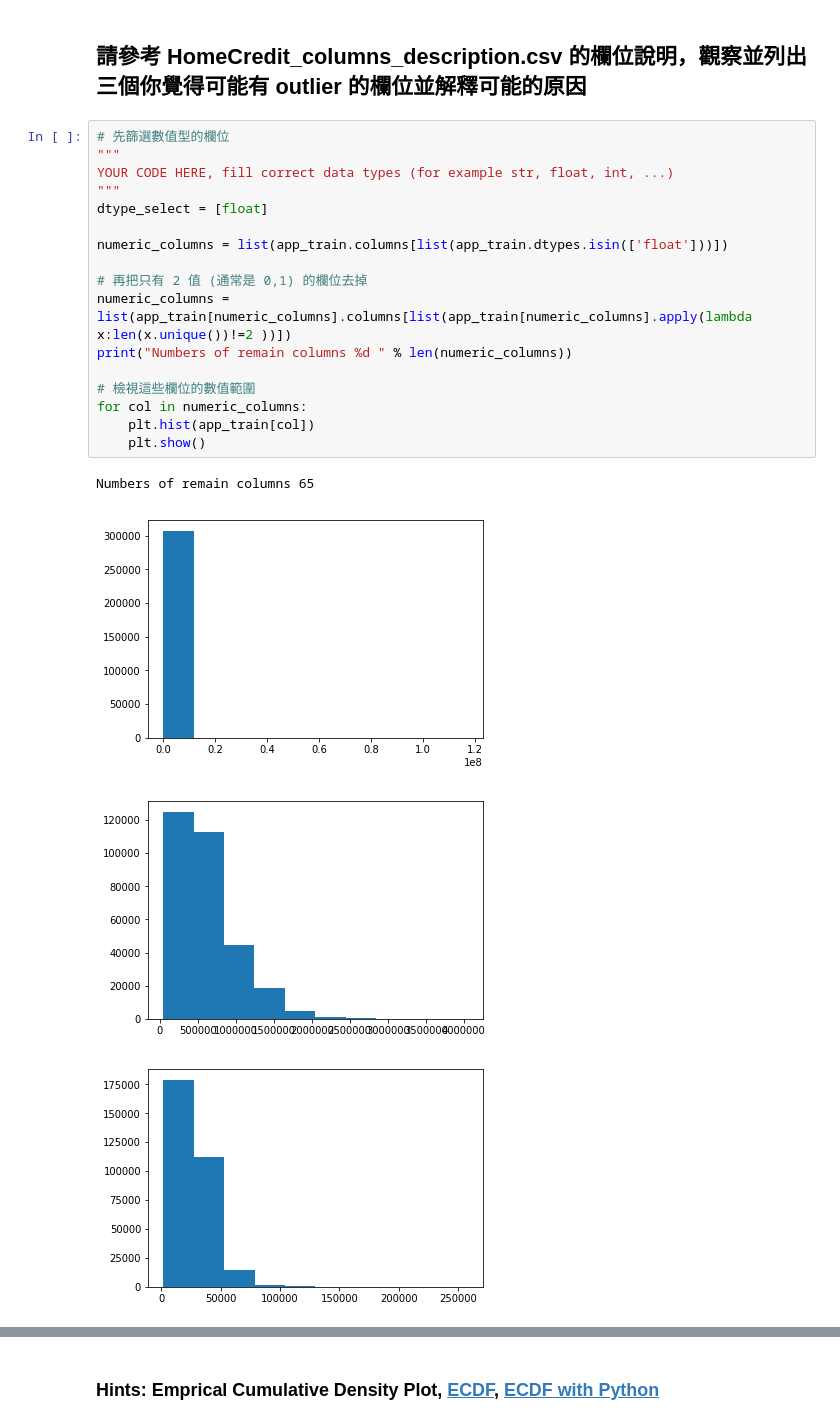
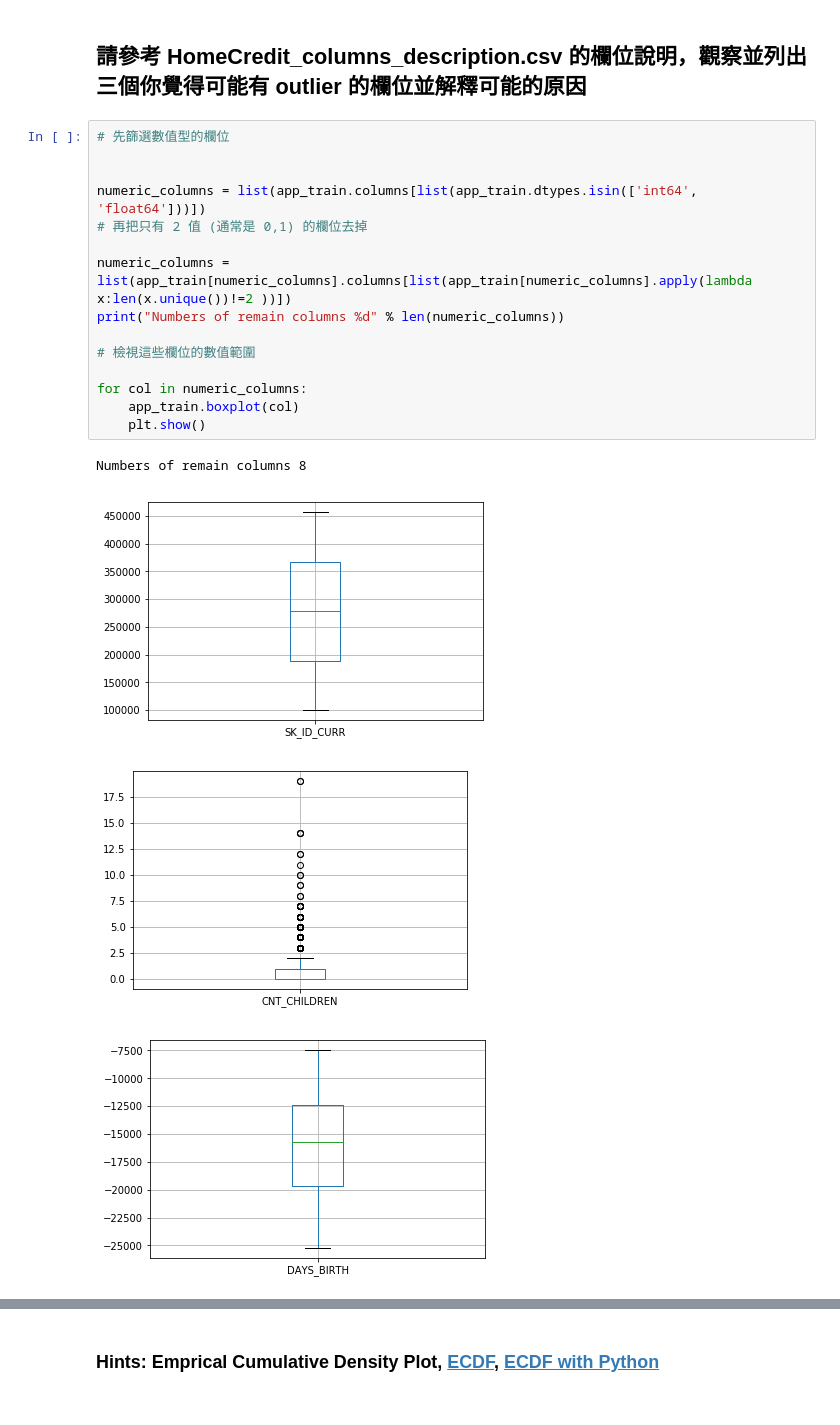
Before and after one commit to Chung-EnChen/2nd-ML100Days, a Jupyter notebook: Homework/Day_006_HW.ipynb, the cells around one changed output, grey strips where cells are left out. Cells and saved outputs as stored; diff of their text form.

```diff
--- a/Homework/Day_006_HW.ipynb
+++ b/Homework/Day_006_HW.ipynb
@@ -32,23 +32,21 @@ Path of read in data: ./data\application_train.csv
 ## 請參考 HomeCredit_columns_description.csv 的欄位說明，觀察並列出三個你覺得可能有 outlier 的欄位並解釋可能的原因
 # %%
 # 先篩選數值型的欄位
-"""
-YOUR CODE HERE, fill correct data types (for example str, float, int, ...)
-"""
-dtype_select = [float]
 
-numeric_columns = list(app_train.columns[list(app_train.dtypes.isin(['float']))])
 
+numeric_columns = list(app_train.columns[list(app_train.dtypes.isin(['int64', 'float64']))])
 # 再把只有 2 值 (通常是 0,1) 的欄位去掉
+
 numeric_columns = list(app_train[numeric_columns].columns[list(app_train[numeric_columns].apply(lambda x:len(x.unique())!=2 ))])
-print("Numbers of remain columns %d " % len(numeric_columns))
+print("Numbers of remain columns %d" % len(numeric_columns))
 
 # 檢視這些欄位的數值範圍
+
 for col in numeric_columns:
-    plt.hist(app_train[col])
+    app_train.boxplot(col)
     plt.show()
 # %% [output]
-Numbers of remain columns 65
+Numbers of remain columns 8
-[figure, old version]
+[figure, new version]
-[figure, old version]
+[figure, new version]
-[figure, old version]
+[figure, new version]
```
Also changed, not shown: parts of 5 cells of this notebook.
